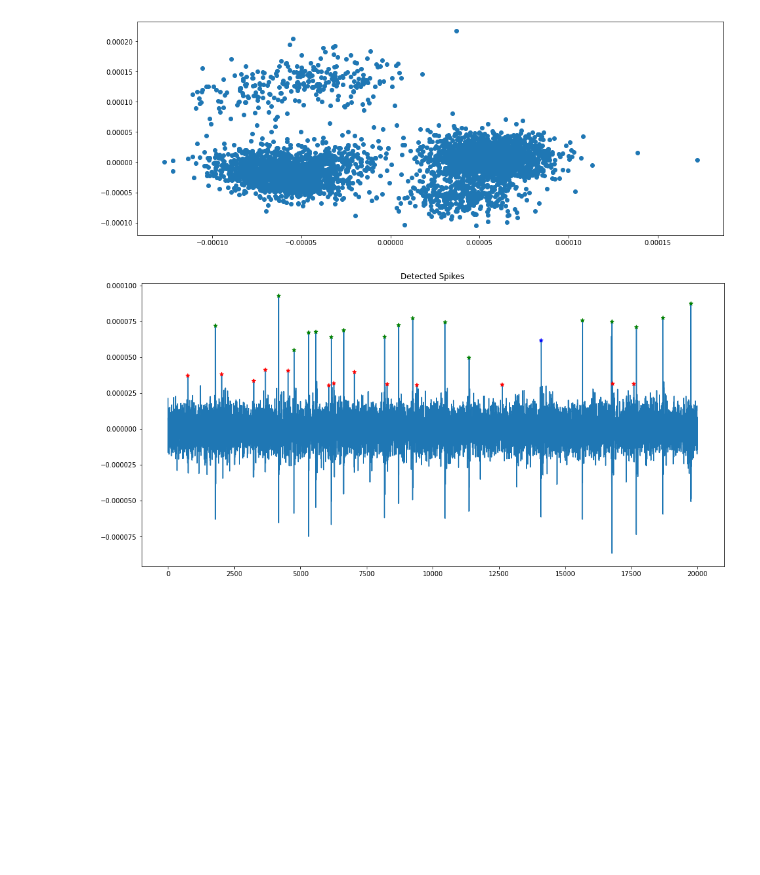
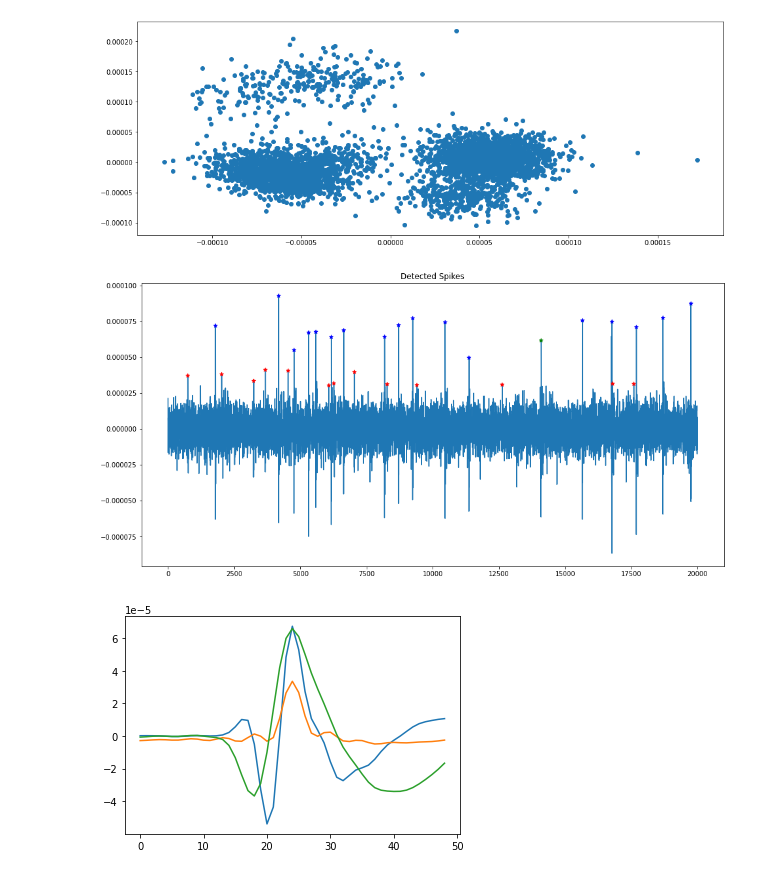
Before and after one commit to eslamHegazy/spike-sorting, a Jupyter notebook: a3.ipynb, the cells around one changed output. Drawn from its saved outputs; the diff is of its cells as text; code cells hidden in the pictures; blank space fills up the shorter version.

Commit message:
plot average spike per neuron per channel

```diff
--- a/a3.ipynb
+++ b/a3.ipynb
@@ -30,7 +30,7 @@ def detect_and_align_spikes(x, n_samples, factor=3.5):
     threshold = factor * np.std(x[:500])
     above = np.where(x>threshold)[0]
     spikes_starts = remove_dup(above, n_samples)
-    spikes = [align_signal(x, index, n_samples) for index in spikes_starts]
+    spikes = np.array([align_signal(x, index, n_samples) for index in spikes_starts])
     peak_indices = np.array([align_index(x, index, n_samples) for index in spikes_starts])
     return spikes, peak_indices
 # %%
@@ -63,16 +63,22 @@ def cluster_and_mark_spikes(x, spikes, peaks_indices, n_clusters, filename, i_st
     kmeans.fit(spikes) #original data
     plot_marked(x, i_st, i_end, peaks_indices, kmeans.labels_)
     plt.savefig(filename)
+    return kmeans
 # %%
 data = np.genfromtxt('Data.txt')
 x = data
 x0 = x[:,0]
 x1 = x[:,1]
 # %%
-spikes, peaks_indices = detect_spikes_and_pca(x0, 3.5, "FeatureSpace_1_3_5.jpg")
+spikes_135, peaks_indices_135 = detect_spikes_and_pca(x0, 3.5, "FeatureSpace_1_3_5.jpg")
 # 3 Clusters
-cluster_and_mark_spikes(x0, spikes, peaks_indices, n_clusters=3, filename='DetectedSpikes_1_3_5.jpg')#, i_st=0, i_end=1500)
+kmeans_135 = cluster_and_mark_spikes(x0, spikes_135, peaks_indices_135,
+                                 n_clusters=3, filename='DetectedSpikes_1_3_5.jpg')#, i_st=0, i_end=1500)
+plt.figure()
+for y in np.unique(kmeans_135.labels_):
+    plt.plot(np.mean(spikes_135[np.where(kmeans_135.labels_==y)], axis=0))
 # %% [output]
 [figure]
-[figure, old version]
+[figure, new version]
+[figure, added]
 # %%
```
Also changed, not shown: parts of 4 cells of this notebook, 4 other files.
